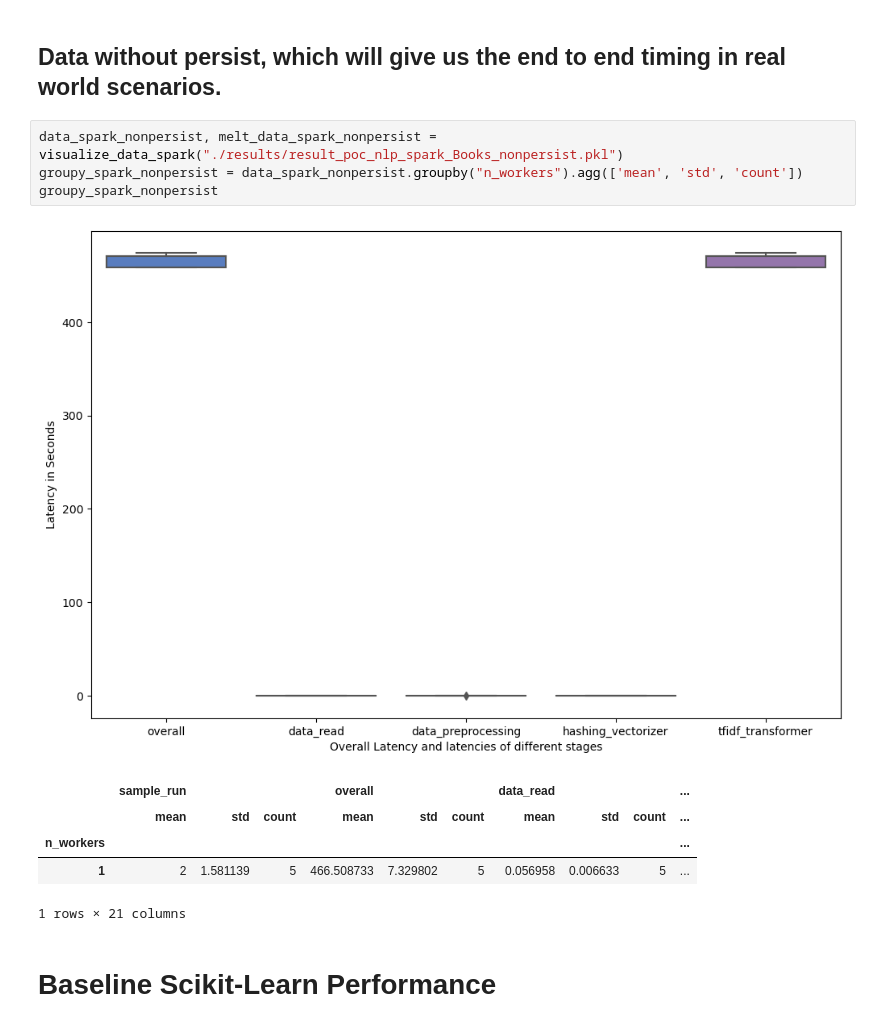
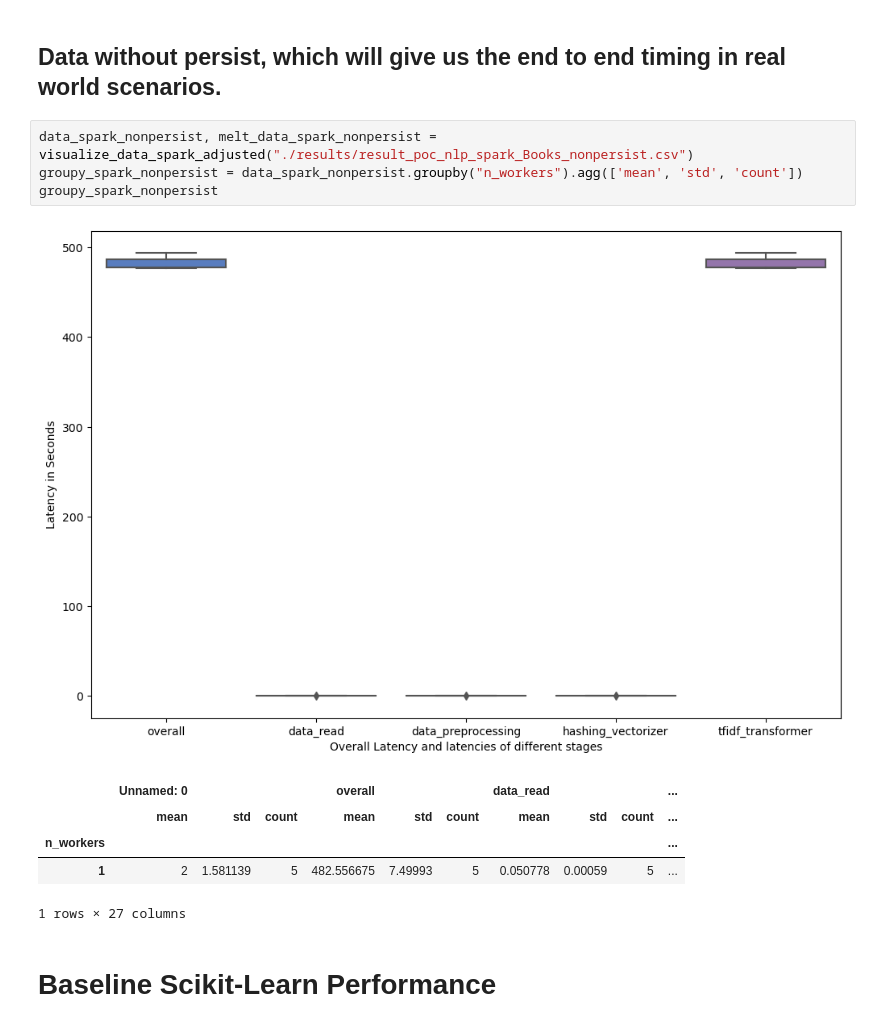
Before and after one commit to rapidsai/rapids-examples, a Jupyter notebook: tfidf-benchmark/Visualize.ipynb, the cells around one changed output. Saved outputs shown, nothing was run; the diff lists cells and outputs as text.

```diff
--- a/tfidf-benchmark/Visualize.ipynb
+++ b/tfidf-benchmark/Visualize.ipynb
@@ -110,16 +74,16 @@ data_spark_persist
 # %% [markdown]
 ## Data without persist, which will give us the end to end timing in real world scenarios.
 # %%
-data_spark_nonpersist, melt_data_spark_nonpersist = visualize_data_spark("./results/result_poc_nlp_spark_Books_nonpersist.pkl")
+data_spark_nonpersist, melt_data_spark_nonpersist = visualize_data_spark_adjusted("./results/result_poc_nlp_spark_Books_nonpersist.csv")
 groupy_spark_nonpersist = data_spark_nonpersist.groupby("n_workers").agg(['mean', 'std', 'count'])
 groupy_spark_nonpersist
 # %% [output]
-[figure, old version]
+[figure, new version]
-|  | sample_run |  |  | overall |  |  | data_read |  |  | ... |
+|  | Unnamed: 0 |  |  | overall |  |  | data_read |  |  | ... |
 |  | mean | std | count | mean | std | count | mean | std | count | ... |
 | n_workers |  |  |  |  |  |  |  |  |  | ... |
-| 1 | 2 | 1.581139 | 5 | 466.508733 | 7.329802 | 5 | 0.056958 | 0.006633 | 5 | ... |
+| 1 | 2 | 1.581139 | 5 | 482.556675 | 7.49993 | 5 | 0.050778 | 0.00059 | 5 | ... |
-1 rows × 21 columns
+1 rows × 27 columns
 # %% [markdown]
 # Baseline Scikit-Learn Performance
 # %%
```
Also changed, not shown: parts of 9 cells of this notebook, 10 other files.
